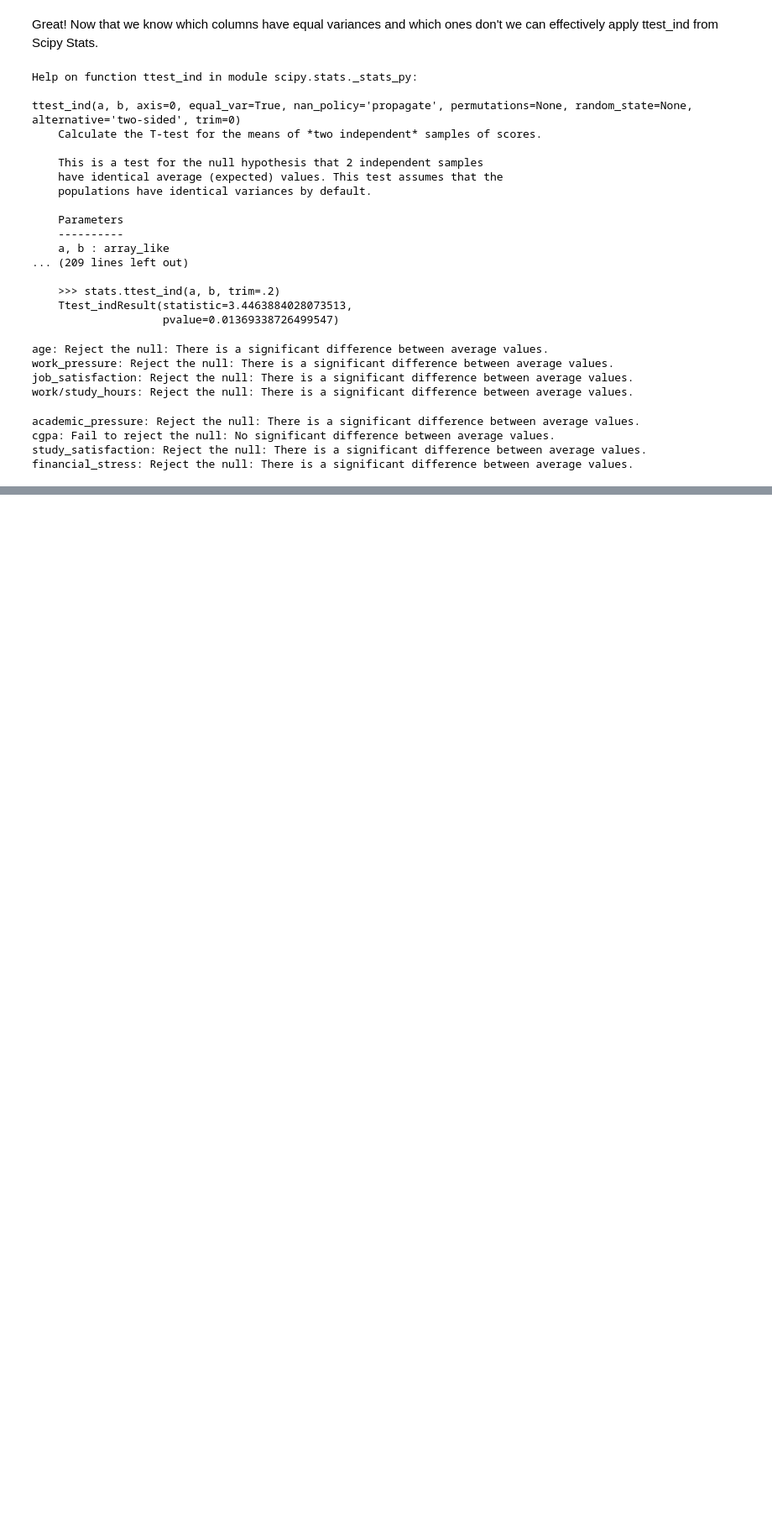
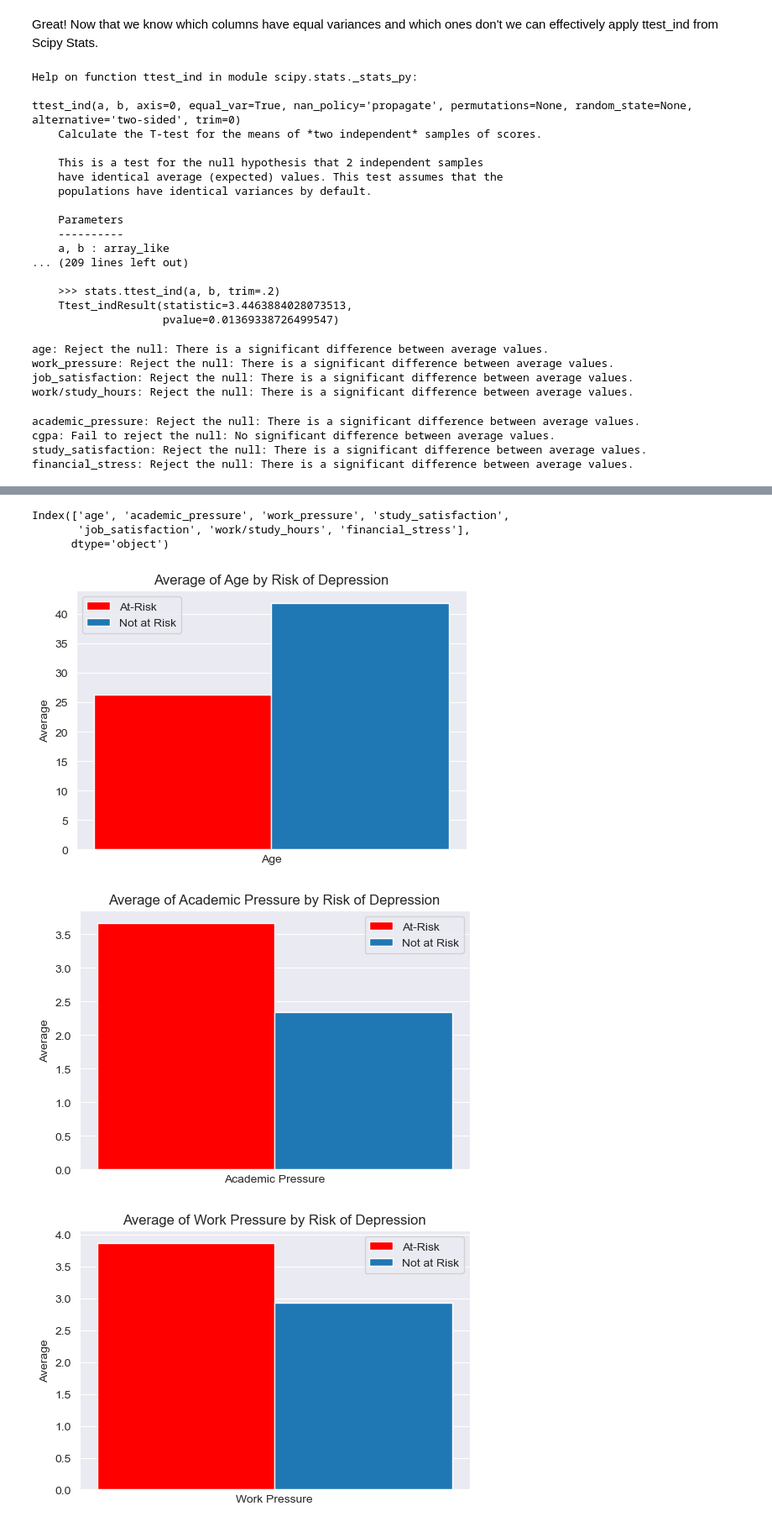
Before and after one commit to elijahlopez94/depression_survey_analysis, a Jupyter notebook: eda.ipynb, the cells around one changed output, grey strips where cells are left out. Shown at 84% size. Drawn from its saved outputs; the diff is of its cells as text; code cells hidden in the pictures; blank space fills up the shorter version.

Commit message:
Added visualizations for each of the significant results.

```diff
--- a/eda.ipynb
+++ b/eda.ipynb
@@ -366,0 +369,31 @@ Wow! Between the at-risk group and the not-at-risk group we are seeing that the
+# %%
+stat_sig_num_cols = num_cols.drop('cgpa')
+stat_sig_num_cols
+# %% [output]
+Index(['age', 'academic_pressure', 'work_pressure', 'study_satisfaction',
+       'job_satisfaction', 'work/study_hours', 'financial_stress'],
+      dtype='object')
+# %%
+for column in stat_sig_num_cols:
+    x = np.arange(1)
+    y1 = at_risk_df[column].mean()
+    y2 = not_at_risk_df[column].mean()
+    label = column.replace('_', ' ').title()
+
+    x_pos = np.arange(1)
+    width = 0.35
+
+    plt.figure(figsize=(6, 4))
+    plt.bar(x, y1, width, color='red', label='At-Risk')
+    plt.bar(x + width, y2, width, label='Not at Risk')
+
+    plt.title(f'Average of {label} by Risk of Depression')
+    plt.xlabel(label)
+    plt.xticks([])
+    plt.ylabel('Average')
+    plt.legend()
+    plt.show()
+# %% [output]
+[figure, added]
+[figure, added]
+[figure, added]
```
Also changed, not shown: parts of 2 cells of this notebook.
